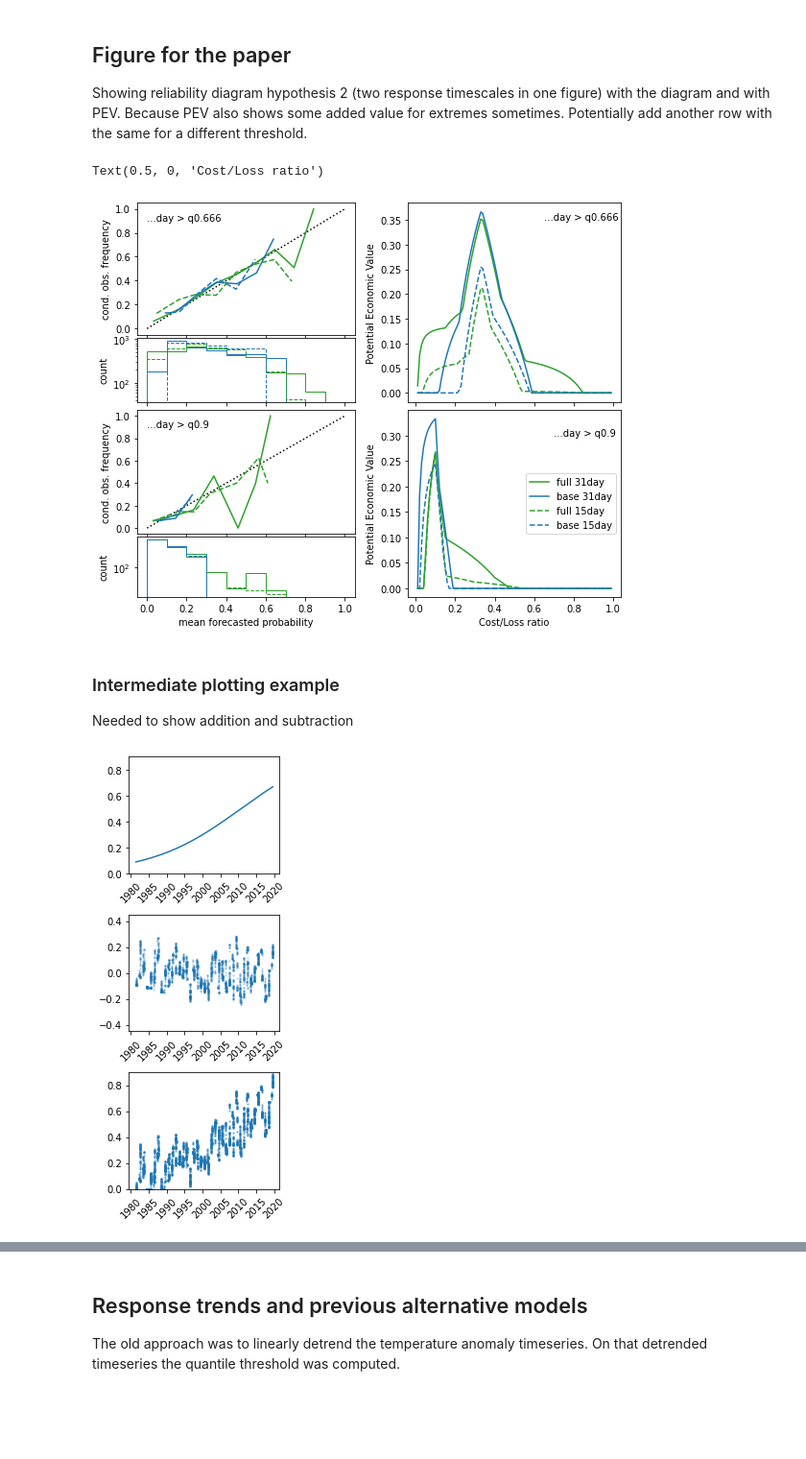
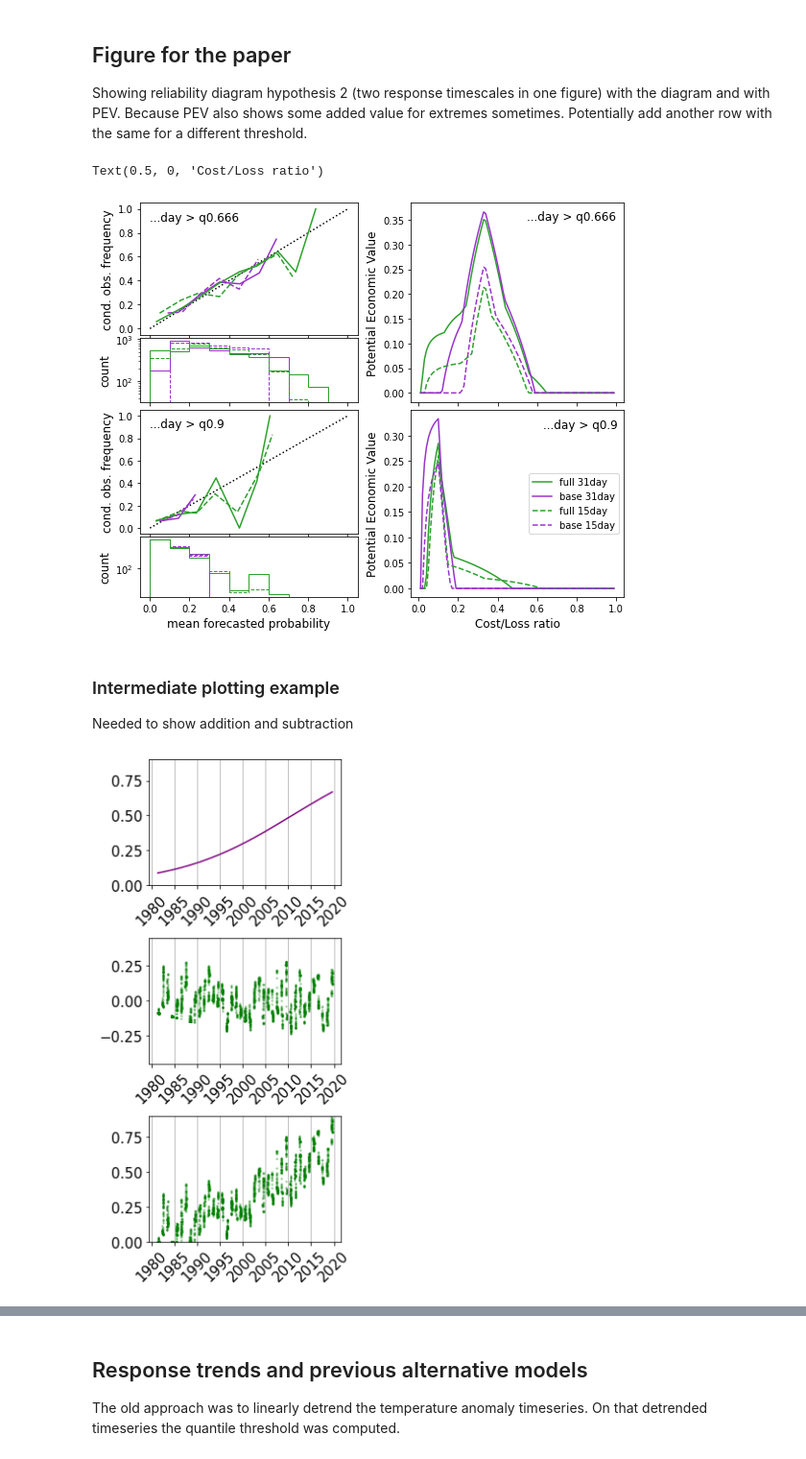
Before and after one commit to chiemvs/Weave, a Jupyter notebook: notebooks/Classifier_skills.ipynb, the cells around one changed output, grey strips where cells are left out. Shown at 96% size. Cells and saved outputs as stored; diff of their text form; code cells hidden in the pictures; blank space fills up the shorter version.

Commit message:
new color coding for the plots. Extra intermediate example of a target variable.

```diff
--- a/notebooks/Classifier_skills.ipynb
+++ b/notebooks/Classifier_skills.ipynb
@@ -101,11 +101,12 @@ def skill_plot(df, fig = None, axes = None, colors: str = 'Blues', respaggs: lis
 ### Brier score
 # %%
 respaggs = [5,15,31]
-thresholds = [0.5,0.666,0.8]
+thresholds = [0.5,0.666,0.9]
 bss_fixed = transform_to_skill(pd.read_parquet(skillpath_fixed))
 bss_to_base = transform_to_skill(pd.read_parquet(skillpath))
-fig, axes = skill_plot(bss_fixed, respaggs = respaggs, thresholds = thresholds)
+fig, axes = skill_plot(bss_fixed, respaggs = respaggs, thresholds = thresholds, colors = 'Greys')
 fig, axes = skill_plot(bss_to_base, fig = fig, axes = axes, respaggs = respaggs, thresholds = thresholds, colors = 'Greens')
+axes[0,0].set_ylim((-0.2,0.35)) # Works because of shared lims between subplots.
 #plt.tight_layout()
 plt.savefig('/scistor/ivm/jsn295/brier.pdf')
 #plt.show()
@@ -399,67 +400,69 @@ ax4 = fig.add_subplot(gs4[:, :])
 
 nbins = 10
 cfull = 'tab:green'
-cbase = 'tab:blue'
+cbase = 'darkorchid'
+textsize = 12
+ticklabelsize = 12
 
 ax1.plot([0, 1], [0, 1], "k:", label="Perfect")
-ax1.text(0,0.9, '...day > q0.666')
-ax1.set_ylabel('cond. obs. frequency')
-ax12.set_ylabel('count')
+ax1.text(0,0.9, '...day > q0.666', size = textsize)
+ax1.set_ylabel('cond. obs. frequency', size = textsize)
+ax12.set_ylabel('count', size = textsize)
 
+fp, mean_pred = calibration_curve(y_true[(31,0.666)], y_base[(31,-15,0.666)], n_bins=nbins)
+ax1.plot(mean_pred,fp, color = cbase)
+ax12.hist(y_base[(31,-15,0.666)], range=(0,1), bins=nbins, histtype="step", color = cbase)
 fp, mean_pred = calibration_curve(y_true[(31,0.666)], y_probs[(31,-15,0.666)], n_bins=nbins)
 ax1.plot(mean_pred,fp, color = cfull)
 ax12.hist(y_probs[(31,-15,0.666)], range=(0,1), bins=nbins, histtype="step", color = cfull)
-fp, mean_pred = calibration_curve(y_true[(31,0.666)], y_base[(31,-15,0.666)], n_bins=nbins)
-ax1.plot(mean_pred,fp, color = cbase)
-ax12.hist(y_base[(31,-15,0.666)], range=(0,1), bins=nbins, histtype="step", color = cbase)
 
+fp, mean_pred = calibration_curve(y_true[(15,0.666)], y_base[(15,-15,0.666)], n_bins=nbins)
+ax1.plot(mean_pred,fp, color = cbase, ls='--',)
+ax12.hist(y_base[(15,-15,0.666)], range=(0,1), bins=nbins, histtype="step", ls='--', color = cbase)
 fp, mean_pred = calibration_curve(y_true[(15,0.666)], y_probs[(15,-15,0.666)], n_bins=nbins)
 ax1.plot(mean_pred,fp, color = cfull, ls='--')
 ax12.hist(y_probs[(15,-15,0.666)], range=(0,1), bins=nbins, histtype="step", ls='--', color = cfull)
-fp, mean_pred = calibration_curve(y_true[(15,0.666)], y_base[(15,-15,0.666)], n_bins=nbins)
-ax1.plot(mean_pred,fp, color = cbase, ls='--',)
-ax12.hist(y_base[(15,-15,0.666)], range=(0,1), bins=nbins, histtype="step", ls='--', color = cbase)
 ax12.set_xticklabels('')
 
-ax2.text(0.65,0.35, '...day > q0.666')
+ax2.text(0.55,0.35, '...day > q0.666', size = textsize)
 ax2.plot(pev_model.index, pev_model[(31,-15,0.666)], color = cfull, label = 'full 31d')
 ax2.plot(pev_model.index, pev_base[(31,-15,0.666)], color = cbase, label = 'base 31d')
 ax2.plot(pev_model.index, pev_model[(15,-15,0.666)], ls='--',color = cfull, label = 'full 15d')
 ax2.plot(pev_model.index, pev_base[(15,-15,0.666)],ls='--', color = cbase, label = 'base 15d')
 ax2.set_xticklabels('')
-ax2.set_ylabel('Potential Economic Value')
+ax2.set_ylabel('Potential Economic Value', size = textsize)
 
 ax3.plot([0, 1], [0, 1], "k:", label="Perfect")
-ax3.text(0,0.9, '...day > q0.9')
-ax3.set_ylabel('cond. obs. frequency')
-ax32.set_xlabel('mean forecasted probability')
-ax32.set_ylabel('count')
+ax3.text(0,0.9, '...day > q0.9', size = textsize)
+ax3.set_ylabel('cond. obs. frequency', size = textsize)
+ax32.set_xlabel('mean forecasted probability', size = textsize)
+ax32.set_ylabel('count', size = textsize)
 
+fp, mean_pred = calibration_curve(y_true[(31,0.9)], y_base[(31,-15,0.9)], n_bins=nbins)
+ax3.plot(mean_pred,fp, color = cbase)
+ax32.hist(y_base[(31,-15,0.9)], range=(0,1), bins=nbins, histtype="step", color = cbase)
 fp, mean_pred = calibration_curve(y_true[(31,0.9)], y_probs[(31,-15,0.9)], n_bins=nbins)
 ax3.plot(mean_pred,fp, color = cfull)
 ax32.hist(y_probs[(31,-15,0.9)], range=(0,1), bins=nbins, histtype="step", color = cfull)
-fp, mean_pred = calibration_curve(y_true[(31,0.9)], y_base[(31,-15,0.9)], n_bins=nbins)
-ax3.plot(mean_pred,fp, color = cbase)
-ax32.hist(y_base[(31,-15,0.9)], range=(0,1), bins=nbins, histtype="step", color = cbase)
 
+fp, mean_pred = calibration_curve(y_true[(15,0.9)], y_base[(15,-15,0.9)], n_bins=nbins)
+ax3.plot(mean_pred,fp, color = cbase, ls='--',)
+ax32.hist(y_base[(15,-15,0.9)], range=(0,1), bins=nbins, histtype="step", ls='--', color = cbase)
 fp, mean_pred = calibration_curve(y_true[(15,0.9)], y_probs[(15,-15,0.9)], n_bins=nbins)
 ax3.plot(mean_pred,fp, color = cfull, ls='--')
 ax32.hist(y_probs[(15,-15,0.9)], range=(0,1), bins=nbins, histtype="step", ls='--', color = cfull)
-fp, mean_pred = calibration_curve(y_true[(15,0.9)], y_base[(15,-15,0.9)], n_bins=nbins)
-ax3.plot(mean_pred,fp, color = cbase, ls='--',)
-ax32.hist(y_base[(15,-15,0.9)], range=(0,1), bins=nbins, histtype="step", ls='--', color = cbase)
 
-ax4.text(0.7,0.3, '...day > q0.9')
+ax4.text(0.63,0.315, '...day > q0.9', size = textsize)
 ax4.plot(pev_model.index, pev_model[(31,-15,0.9)], color = cfull, label = 'full 31day')
 ax4.plot(pev_model.index, pev_base[(31,-15,0.9)], color = cbase, label = 'base 31day')
 ax4.plot(pev_model.index, pev_model[(15,-15,0.9)], ls='--',color = cfull, label = 'full 15day')
 ax4.plot(pev_model.index, pev_base[(15,-15,0.9)],ls='--', color = cbase, label = 'base 15day')
 ax4.legend(loc ='center right')
-ax4.set_ylabel('Potential Economic Value')
-ax4.set_xlabel('Cost/Loss ratio')
+ax4.set_ylabel('Potential Economic Value', size = textsize)
+ax4.set_xlabel('Cost/Loss ratio', size = textsize)
 # %% [output]
 Text(0.5, 0, 'Cost/Loss ratio')
-[figure, old version]
+[figure, new version]
 # %% [markdown]
 ### Intermediate plotting example
 Needed to show addition and subtraction
@@ -467,17 +470,23 @@ Needed to show addition and subtraction
 y_true, y_probs = get_predictions(model, respaggs = [31], thresholds = [0.666], separations = [-15])
 y_true, y_base = get_predictions(basemodel, respaggs = [31],thresholds = [0.666], separations = [0])
 # %%
-fig, axes = plt.subplots(nrows = 3, figsize = (3,7))
-axes[0].plot(y_base.index.get_level_values('time'),y_base.values)
+fig, axes = plt.subplots(nrows = 3, figsize = (4,8))
+axes[0].plot(y_base.index.get_level_values('time'),y_base.values, color = 'purple')
 axes[0].set_ylim(0,0.9)
-axes[0].tick_params(axis='x', labelrotation=45)
-axes[1].scatter(y_base.index.get_level_values('time'),y_probs.values - y_base.values, s = 2, alpha = 0.2)
+axes[0].tick_params(axis='x', labelrotation=45,)
+axes[0].tick_params(axis='both',labelsize = 15)
+axes[0].grid(b=True,axis = 'x')
+axes[1].scatter(y_base.index.get_level_values('time'),y_probs.values - y_base.values, s = 2, alpha = 0.3, color = 'green')
 axes[1].set_ylim(-0.45,0.45)
-axes[1].tick_params(axis='x', labelrotation=45)
-axes[2].scatter(y_base.index.get_level_values('time'),y_probs.values, s = 2, alpha = .4)
+axes[1].tick_params(axis='x',labelrotation=45)
+axes[1].tick_params(axis='both',labelsize = 15)
+axes[1].grid(b=True,axis = 'x')
+axes[2].scatter(y_base.index.get_level_values('time'),y_probs.values, s = 2, alpha = 0.3, color ='green')
 axes[2].set_ylim(0,0.9)
 axes[2].tick_params(axis='x', labelrotation=45)
+axes[2].tick_params(axis='both',labelsize = 15)
+axes[2].grid(b=True,axis = 'x')
 plt.tight_layout()
 plt.show()
 # %% [output]
-[figure, old version]
+[figure, new version]
```
Also changed, not shown: parts of 4 cells of this notebook.
